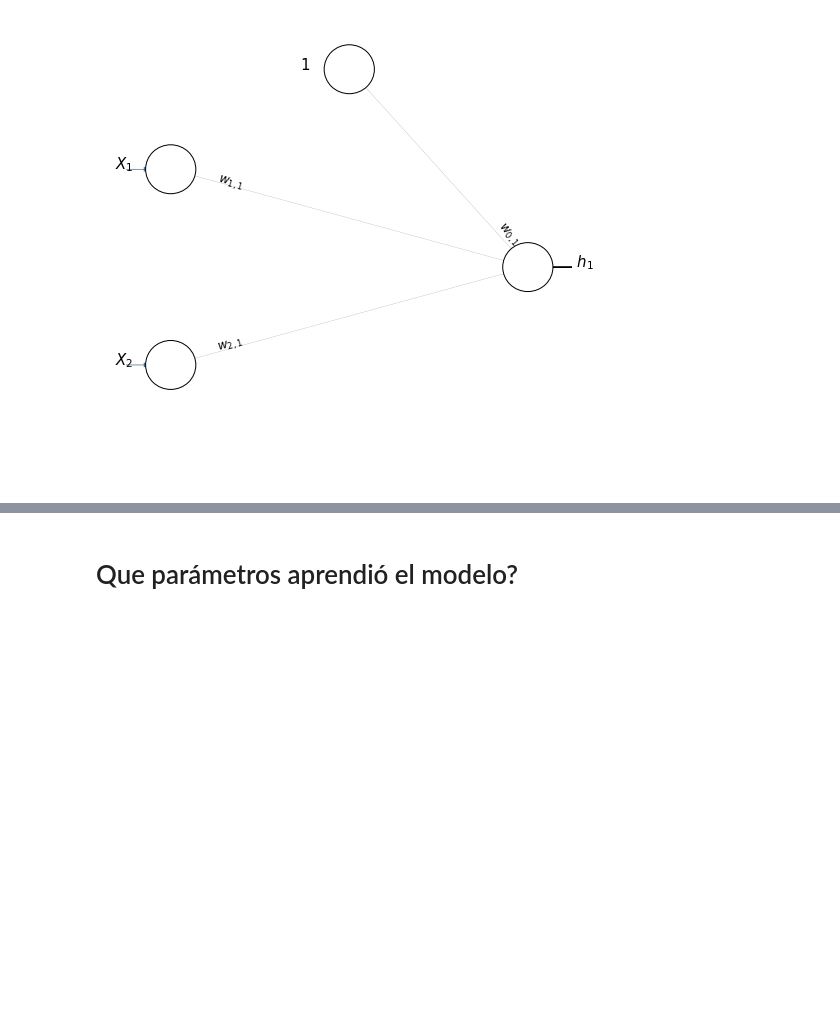
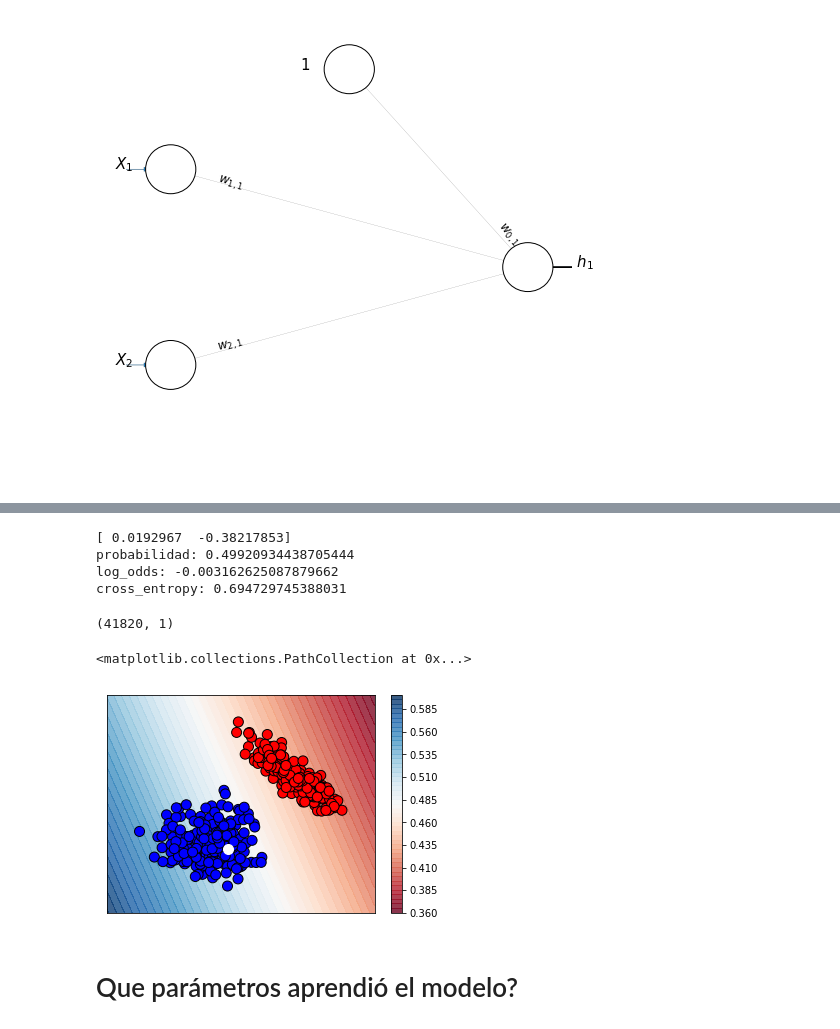
Before and after one commit to franmassa/lab-ml-itba-regresion-logistica-Keras, a Jupyter notebook: 01-Simple-LR.ipynb, the cells around one changed output, grey strips where cells are left out. Cells and saved outputs as stored; diff of their text form; code cells hidden in the pictures; blank space fills up the shorter version.

```diff
--- a/01-Simple-LR.ipynb
+++ b/01-Simple-LR.ipynb
@@ -106,3 +109,24 @@ model.fit(X, y, epochs=2, verbose=1, callbacks=[plotCallback], batch_size=128)
+# %%
+# 400, 0,  11
+i = 11
+print(X[i:i+1][0])
+p = model.predict(X[i:i+1])[0][0]
+print(f'probabilidad: {p}')
+print(f'log_odds: {np.log(p/(1-p))}')
+print(f'cross_entropy: {-y[i]*np.log(p) - (1-y[i])*np.log(1-p)}')
+# %% [output]
+[ 0.0192967  -0.38217853]
+probabilidad: 0.49920934438705444
+log_odds: -0.003162625087879662
+cross_entropy: 0.694729745388031
+# %%
+f, ax = plt.subplots(1, 1)
+plot_boundaries_keras(X, y, None, model.predict_proba, ax=ax)
+ax.scatter(X[i][0], X[i][1], s=100, color='w')
+# %% [output]
+(41820, 1)
+<matplotlib.collections.PathCollection at 0x...>
+[figure, added]
 # %% [markdown]
 # Que parámetros aprendió el modelo?
 # %%
```
Also changed, not shown: parts of 8 cells of this notebook, 1 other file.
